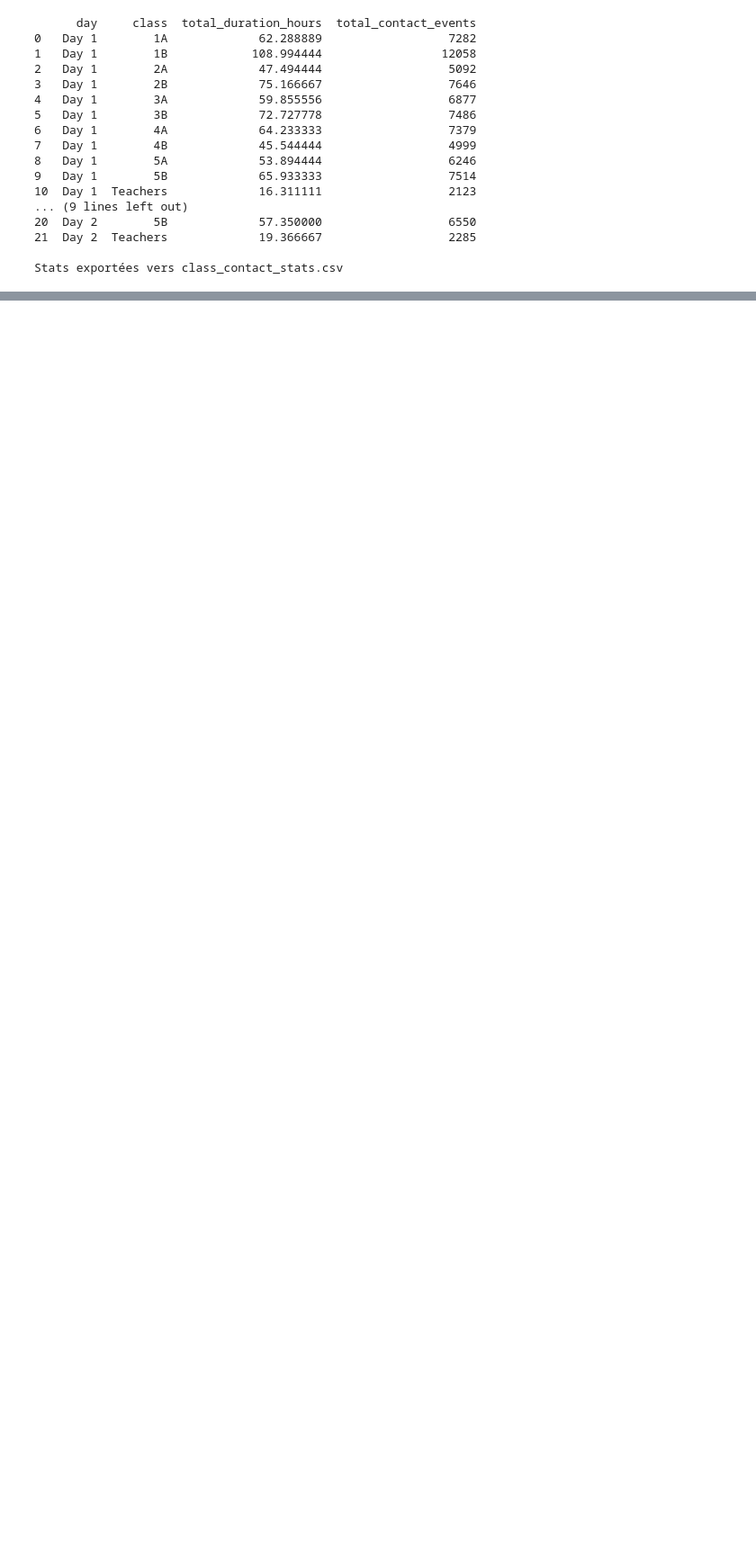
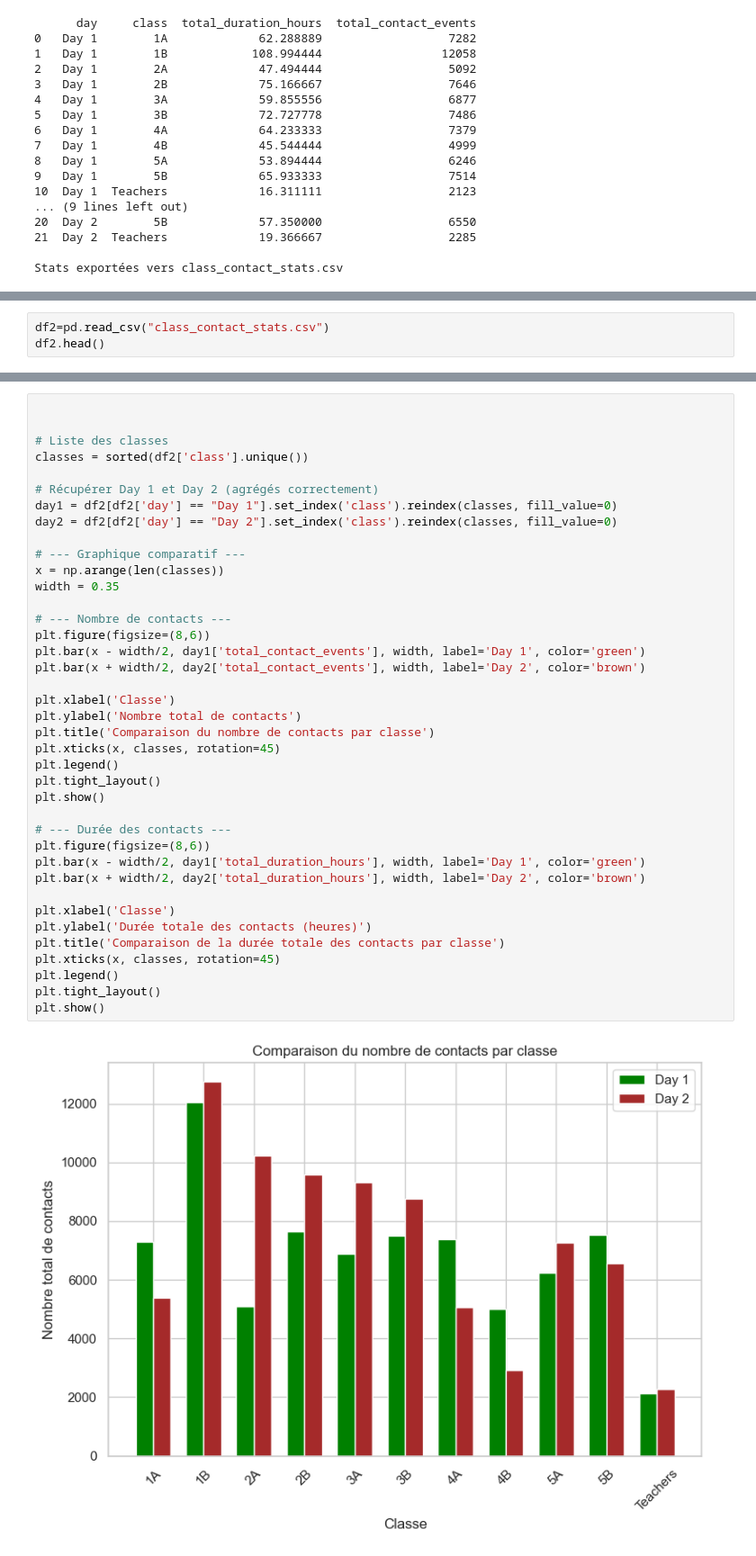
Before and after one commit to Abel-Idrice/unamur-certificat-datascience, a Jupyter notebook: SDASM101_graphmin_group1/graph-school/notebook_school_1.ipynb, the cells around one changed output, grey strips where cells are left out. Shown at 90% size. Saved outputs shown, nothing was run; the diff lists cells and outputs as text; blank space fills up the shorter version.

```diff
--- a/SDASM101_graphmin_group1/graph-school/notebook_school_1.ipynb
+++ b/SDASM101_graphmin_group1/graph-school/notebook_school_1.ipynb
@@ -201,0 +244,3 @@ plt.show()
+# %%
+df2=pd.read_csv("class_contact_stats.csv")
+df2.head()
@@ -201,0 +254,41 @@ plt.show()
+# %%
+
+
+# Liste des classes
+classes = sorted(df2['class'].unique())
+
+# Récupérer Day 1 et Day 2 (agrégés correctement)
+day1 = df2[df2['day'] == "Day 1"].set_index('class').reindex(classes, fill_value=0)
+day2 = df2[df2['day'] == "Day 2"].set_index('class').reindex(classes, fill_value=0)
+
+# --- Graphique comparatif ---
+x = np.arange(len(classes))
+width = 0.35
+
+# --- Nombre de contacts ---
+plt.figure(figsize=(8,6))
+plt.bar(x - width/2, day1['total_contact_events'], width, label='Day 1', color='green')
+plt.bar(x + width/2, day2['total_contact_events'], width, label='Day 2', color='brown')
+
+plt.xlabel('Classe')
+plt.ylabel('Nombre total de contacts')
+plt.title('Comparaison du nombre de contacts par classe')
+plt.xticks(x, classes, rotation=45)
+plt.legend()
+plt.tight_layout()
+plt.show()
+
+# --- Durée des contacts ---
+plt.figure(figsize=(8,6))
+plt.bar(x - width/2, day1['total_duration_hours'], width, label='Day 1', color='green')
+plt.bar(x + width/2, day2['total_duration_hours'], width, label='Day 2', color='brown')
+
+plt.xlabel('Classe')
+plt.ylabel('Durée totale des contacts (heures)')
+plt.title('Comparaison de la durée totale des contacts par classe')
+plt.xticks(x, classes, rotation=45)
+plt.legend()
+plt.tight_layout()
+plt.show()
+# %% [output]
+[figure, added]
```
Also changed, not shown: parts of 6 cells of this notebook.
